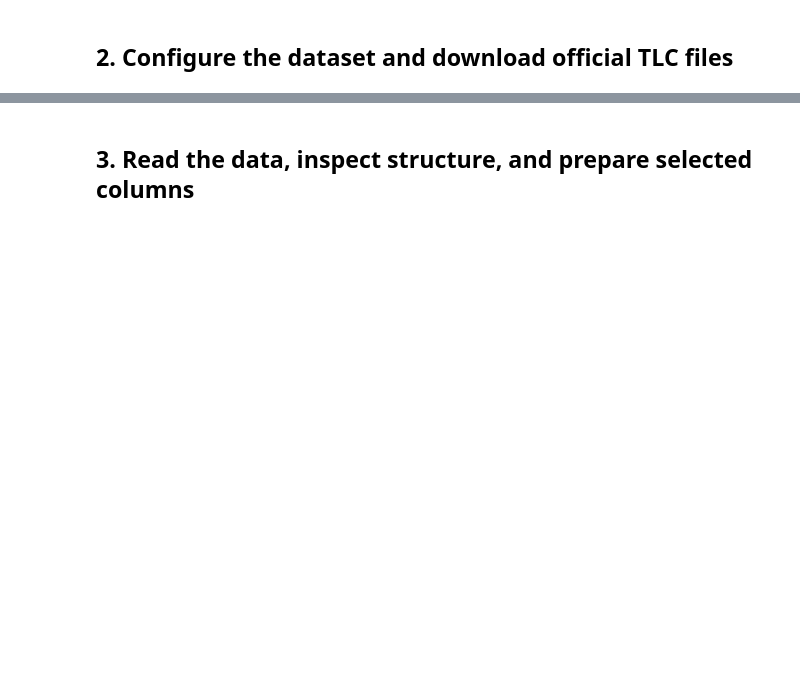
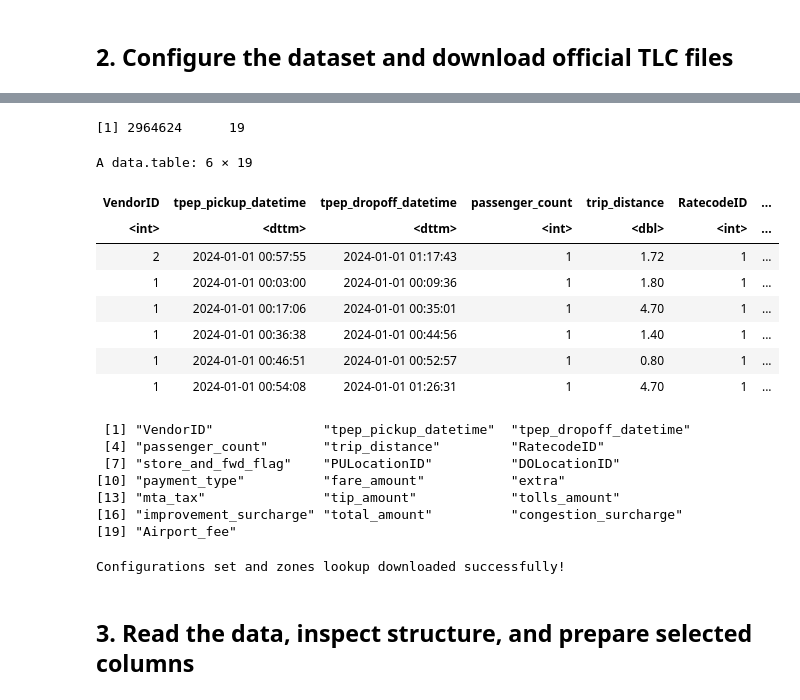
Before and after one commit to swapnilsupe01/DL-LAB-8, a Jupyter notebook: Lab_Assignment_8_High_Performance_Big_Data_Analytics_R.ipynb, the cells around one changed output, grey strips where cells are left out. Saved outputs shown, nothing was run; the diff lists cells and outputs as text; code cells hidden in the pictures; blank space fills up the shorter version.

```diff
--- a/Lab_Assignment_8_High_Performance_Big_Data_Analytics_R.ipynb
+++ b/Lab_Assignment_8_High_Performance_Big_Data_Analytics_R.ipynb
@@ -87,2 +78,56 @@ cat("Zone lookup file:", zone_file, "\n")
+# %%
+library(arrow)
+library(data.table)
+
+taxi_data <- as.data.table(
+  read_parquet("yellow_tripdata_2024-01.parquet")
+)
+
+# Display dataset dimensions
+dim(taxi_data)
+
+# Preview the first six rows
+head(taxi_data)
+
+# Check column names
+names(taxi_data)
+# %% [output]
+[1] 2964624      19
+A data.table: 6 × 19
+| VendorID | tpep_pickup_datetime | tpep_dropoff_datetime | passenger_count | trip_distance | RatecodeID | ... |
+| <int> | <dttm> | <dttm> | <int> | <dbl> | <int> | ... |
+| 2 | 2024-01-01 00:57:55 | 2024-01-01 01:17:43 | 1 | 1.72 | 1 | ... |
+| 1 | 2024-01-01 00:03:00 | 2024-01-01 00:09:36 | 1 | 1.80 | 1 | ... |
+| 1 | 2024-01-01 00:17:06 | 2024-01-01 00:35:01 | 1 | 4.70 | 1 | ... |
+| 1 | 2024-01-01 00:36:38 | 2024-01-01 00:44:56 | 1 | 1.40 | 1 | ... |
+| 1 | 2024-01-01 00:46:51 | 2024-01-01 00:52:57 | 1 | 0.80 | 1 | ... |
+| 1 | 2024-01-01 00:54:08 | 2024-01-01 01:26:31 | 1 | 4.70 | 1 | ... |
+ [1] "VendorID"              "tpep_pickup_datetime"  "tpep_dropoff_datetime"
+ [4] "passenger_count"       "trip_distance"         "RatecodeID"
+ [7] "store_and_fwd_flag"    "PULocationID"          "DOLocationID"
+[10] "payment_type"          "fare_amount"           "extra"
+[13] "mta_tax"               "tip_amount"            "tolls_amount"
+[16] "improvement_surcharge" "total_amount"          "congestion_surcharge"
+[19] "Airport_fee"
+# %%
+# --- Configurations and Zone Lookup Download ---
+MONTHS <- "2024-01"
+MAX_ROWS_FOR_ANALYSIS <- 1000000 # Cap to 1 million rows for Colab memory safety, use Inf for all
+
+# Map our downloaded file as the active trip files
+trip_files <- "yellow_tripdata_2024-01.parquet"
+
+# Download the official TLC Taxi Zone Lookup CSV
+zone_file <- "taxi_zone_lookup.csv"
+if (!file.exists(zone_file)) {
+  download.file(
+    url = "https://d37ci6vzurychx.cloudfront.net/misc/taxi_zone_lookup.csv",
+    destfile = zone_file,
+    mode = "wb"
+  )
+}
+cat("Configurations set and zones lookup downloaded successfully!\n")
+# %% [output]
+Configurations set and zones lookup downloaded successfully!
 # %% [markdown]
 ## 3. Read the data, inspect structure, and prepare selected columns
```
Also changed, not shown: parts of 13 cells of this notebook.
